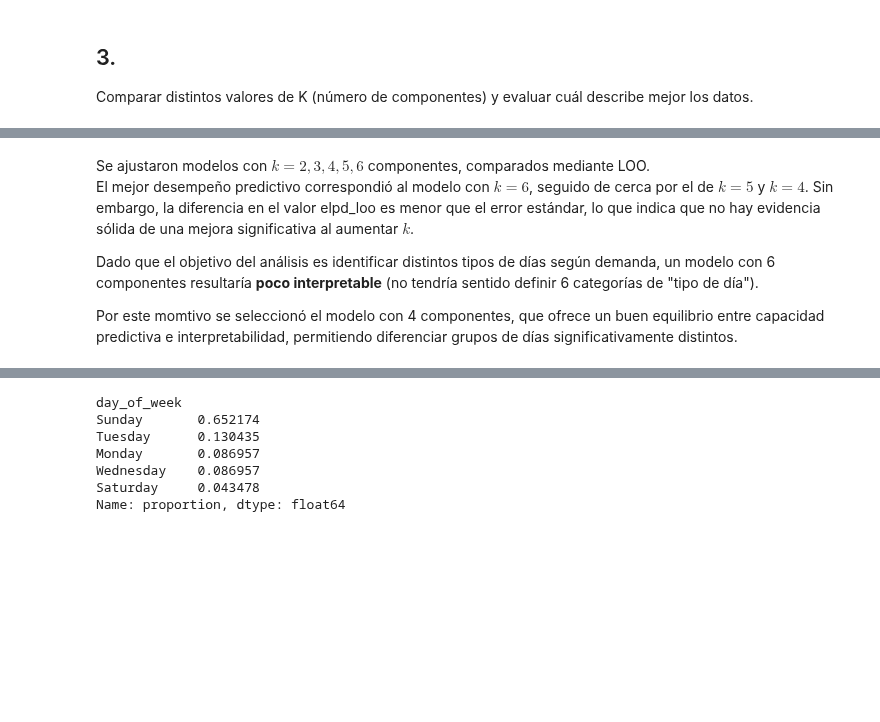
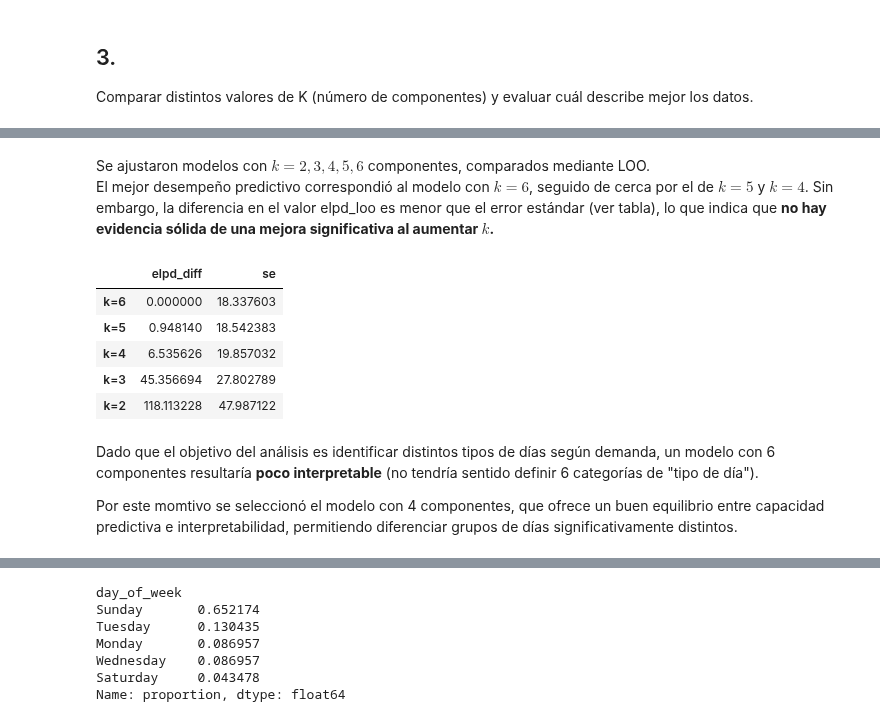
Before and after one commit to nazarenomm/Grupo4-TPI-EeI2, a Jupyter notebook: Parte2/parte_2_v3.ipynb, the cells around one changed output, grey strips where cells are left out. Cells and saved outputs as stored; diff of their text form; code cells hidden in the pictures; blank space fills up the shorter version.

```diff
--- a/Parte2/parte_2_v3.ipynb
+++ b/Parte2/parte_2_v3.ipynb
@@ -242,10 +233,19 @@ az.plot_compare(df_comp, figsize=(12, 4));
 # %% [markdown]
 Se ajustaron modelos con $k = 2, 3, 4, 5, 6$ componentes, comparados mediante LOO.
-El mejor desempeño predictivo correspondió al modelo con $k=6$, seguido de cerca por el de $k=5$ y $k=4$. Sin embargo, la diferencia en el valor elpd_loo es menor que el error estándar, lo que indica que no hay evidencia sólida de una mejora significativa al aumentar $k$.
-
-Dado que el objetivo del análisis es identificar distintos tipos de días según demanda, un modelo con 6 componentes resultaría **poco interpretable** (no tendría sentido definir 6 categorías de "tipo de día").
-
-Por este momtivo se seleccionó el modelo con 4 componentes, que ofrece un buen equilibrio entre capacidad predictiva e interpretabilidad, permitiendo diferenciar grupos de días significativamente distintos.
+El mejor desempeño predictivo correspondió al modelo con $k=6$, seguido de cerca por el de $k=5$ y $k=4$. Sin embargo, la diferencia en el valor elpd_loo es menor que el error estándar (ver tabla), lo que indica que **no hay evidencia sólida de una mejora significativa al aumentar $k$.**
+# %%
+df_comp[['elpd_diff', 'se']]
+# %% [output]
+|  | elpd_diff | se |
+| k=6 | 0.000000 | 18.337603 |
+| k=5 | 0.948140 | 18.542383 |
+| k=4 | 6.535626 | 19.857032 |
+| k=3 | 45.356694 | 27.802789 |
+| k=2 | 118.113228 | 47.987122 |
+# %% [markdown]
+Dado que el objetivo del análisis es identificar distintos tipos de días según demanda, un modelo con 6 componentes resultaría **poco interpretable** (no tendría sentido definir 6 categorías de "tipo de día").
+
+Por este momtivo se seleccionó el modelo con 4 componentes, que ofrece un buen equilibrio entre capacidad predictiva e interpretabilidad, permitiendo diferenciar grupos de días significativamente distintos.
 # %%
 for i, k in enumerate(Ks):
     modelo = modelos[i]
```
Also changed, not shown: parts of 36 cells of this notebook.
